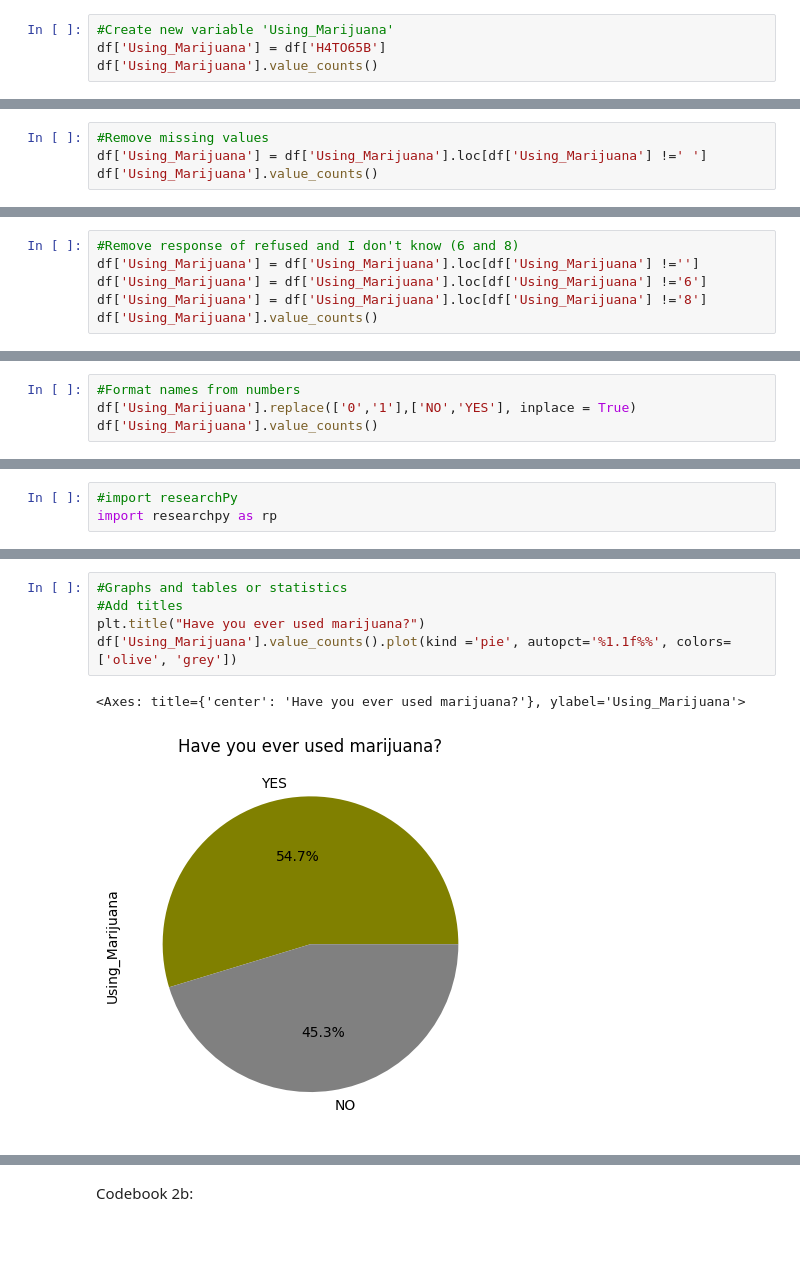
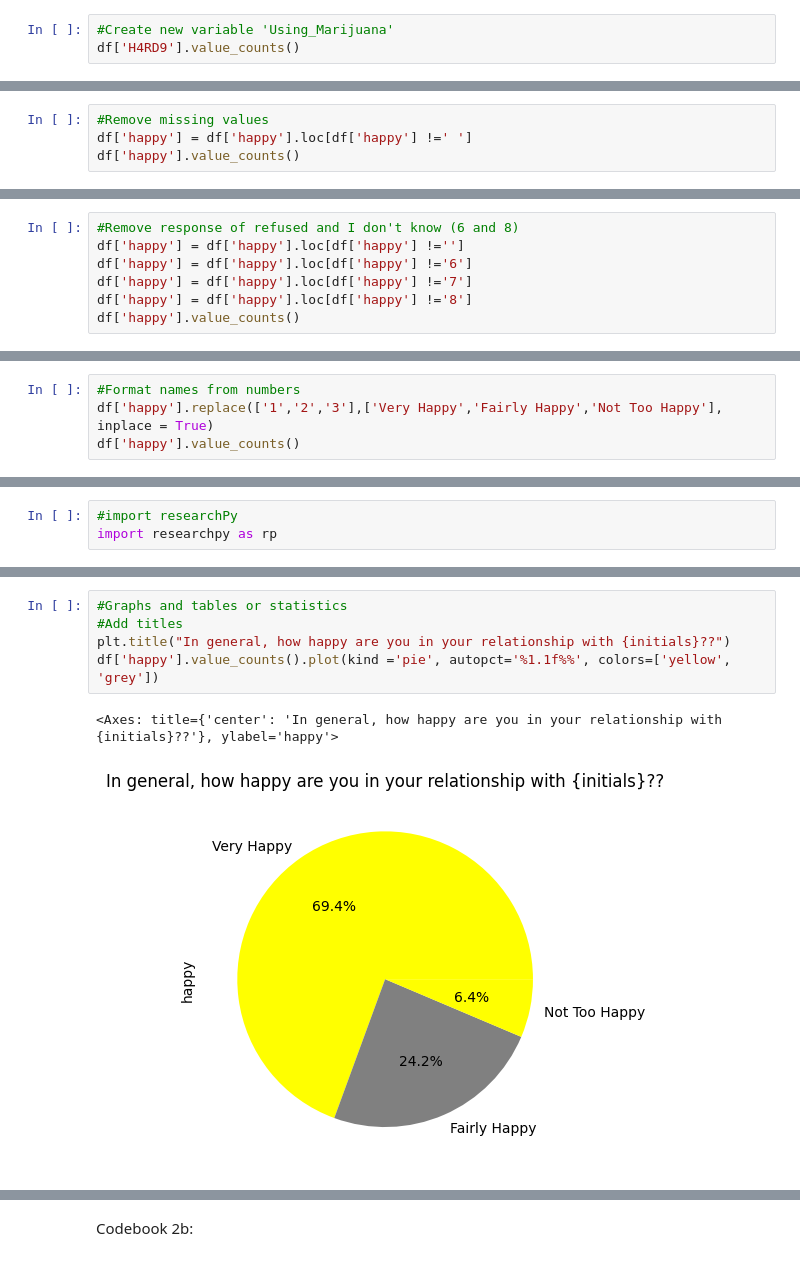
Before and after one commit to Dominiclwilson/Skyline-Math-200, a Jupyter notebook: Copy_of_Copy_of_Python_Notebook_Setup_by_Dominic_Wilson.ipynb, the cells around one changed output, grey strips where cells are left out. Cells and saved outputs as stored; diff of their text form.

```diff
--- a/Copy_of_Copy_of_Python_Notebook_Setup_by_Dominic_Wilson.ipynb
+++ b/Copy_of_Copy_of_Python_Notebook_Setup_by_Dominic_Wilson.ipynb
@@ -298,5 +274,4 @@ Name: H4TO65B, dtype: int64
 # %%
 #Create new variable 'Using_Marijuana'
-df['Using_Marijuana'] = df['H4TO65B']
-df['Using_Marijuana'].value_counts()
+df['H4RD9'].value_counts()
 # %% [output]
@@ -309,5 +286,5 @@ Name: Using_Marijuana, dtype: int64
 # %%
 #Remove missing values
-df['Using_Marijuana'] = df['Using_Marijuana'].loc[df['Using_Marijuana'] !=' ']
-df['Using_Marijuana'].value_counts()
+df['happy'] = df['happy'].loc[df['happy'] !=' ']
+df['happy'].value_counts()
 # %% [output]
@@ -319,7 +298,8 @@ Name: Using_Marijuana, dtype: int64
 # %%
 #Remove response of refused and I don't know (6 and 8)
-df['Using_Marijuana'] = df['Using_Marijuana'].loc[df['Using_Marijuana'] !='']
-df['Using_Marijuana'] = df['Using_Marijuana'].loc[df['Using_Marijuana'] !='6']
-df['Using_Marijuana'] = df['Using_Marijuana'].loc[df['Using_Marijuana'] !='8']
-df['Using_Marijuana'].value_counts()
+df['happy'] = df['happy'].loc[df['happy'] !='']
+df['happy'] = df['happy'].loc[df['happy'] !='6']
+df['happy'] = df['happy'].loc[df['happy'] !='7']
+df['happy'] = df['happy'].loc[df['happy'] !='8']
+df['happy'].value_counts()
 # %% [output]
@@ -329,5 +310,5 @@ Name: Using_Marijuana, dtype: int64
 # %%
 #Format names from numbers
-df['Using_Marijuana'].replace(['0','1'],['NO','YES'], inplace = True)
-df['Using_Marijuana'].value_counts()
+df['happy'].replace(['1','2','3'],['Very Happy','Fairly Happy','Not Too Happy'], inplace = True)
+df['happy'].value_counts()
 # %% [output]
@@ -361,11 +344,11 @@ rp.summary_cat(df['Using_Marijuana'])
 # %%
 #Graphs and tables or statistics
 #Add titles
-plt.title("Have you ever used marijuana?")
-df['Using_Marijuana'].value_counts().plot(kind ='pie', autopct='%1.1f%%', colors=['olive', 'grey'])
+plt.title("In general, how happy are you in your relationship with {initials}??")
+df['happy'].value_counts().plot(kind ='pie', autopct='%1.1f%%', colors=['yellow', 'grey'])
 # %% [output]
-<Axes: title={'center': 'Have you ever used marijuana?'}, ylabel='Using_Marijuana'>
+<Axes: title={'center': 'In general, how happy are you in your relationship with {initials}??'}, ylabel='happy'>
-[figure, old version]
+[figure, new version]
 # %%
 # Add GridLines
 plt.xlabel("Amount of Limitations")
```
Also changed, not shown: parts of 47 cells of this notebook.
